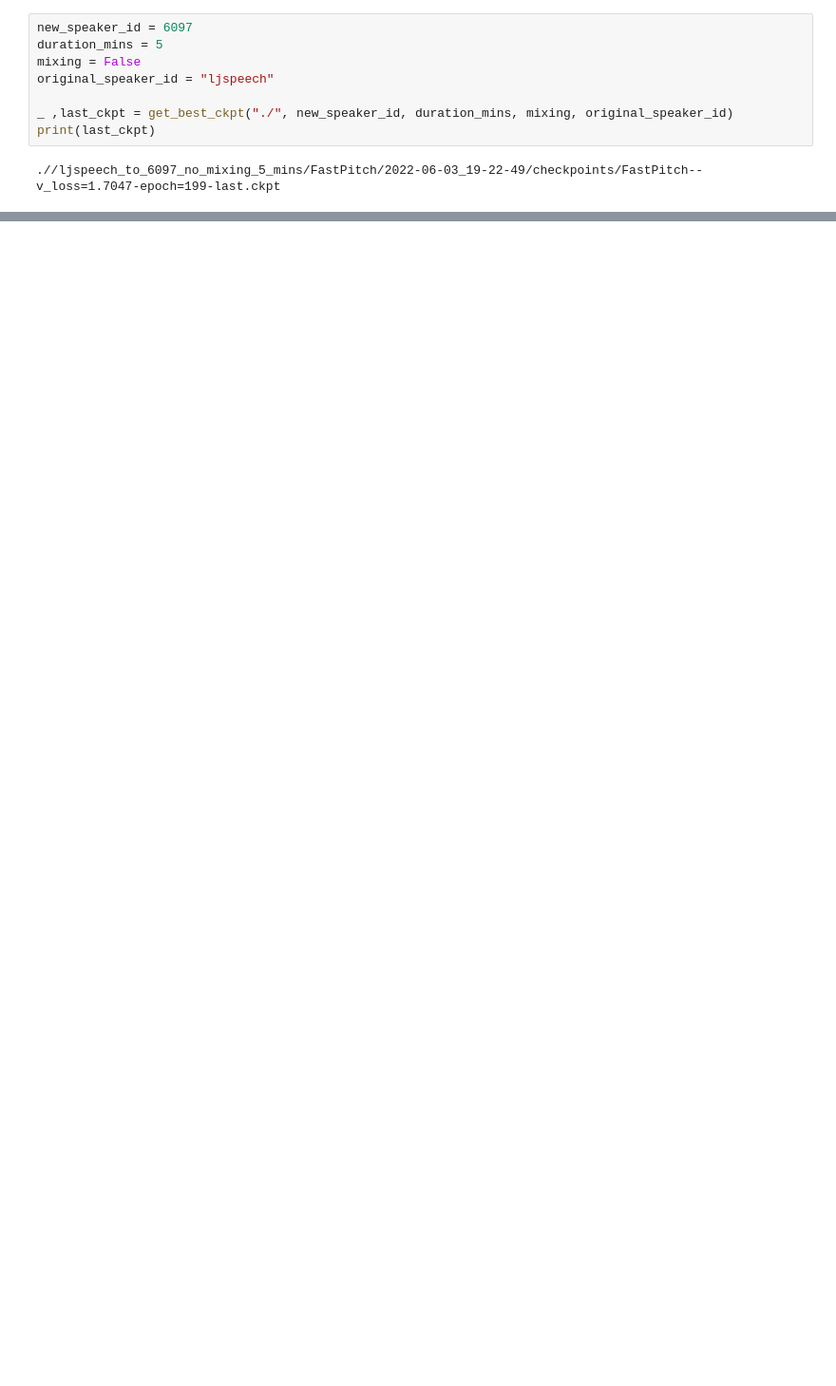
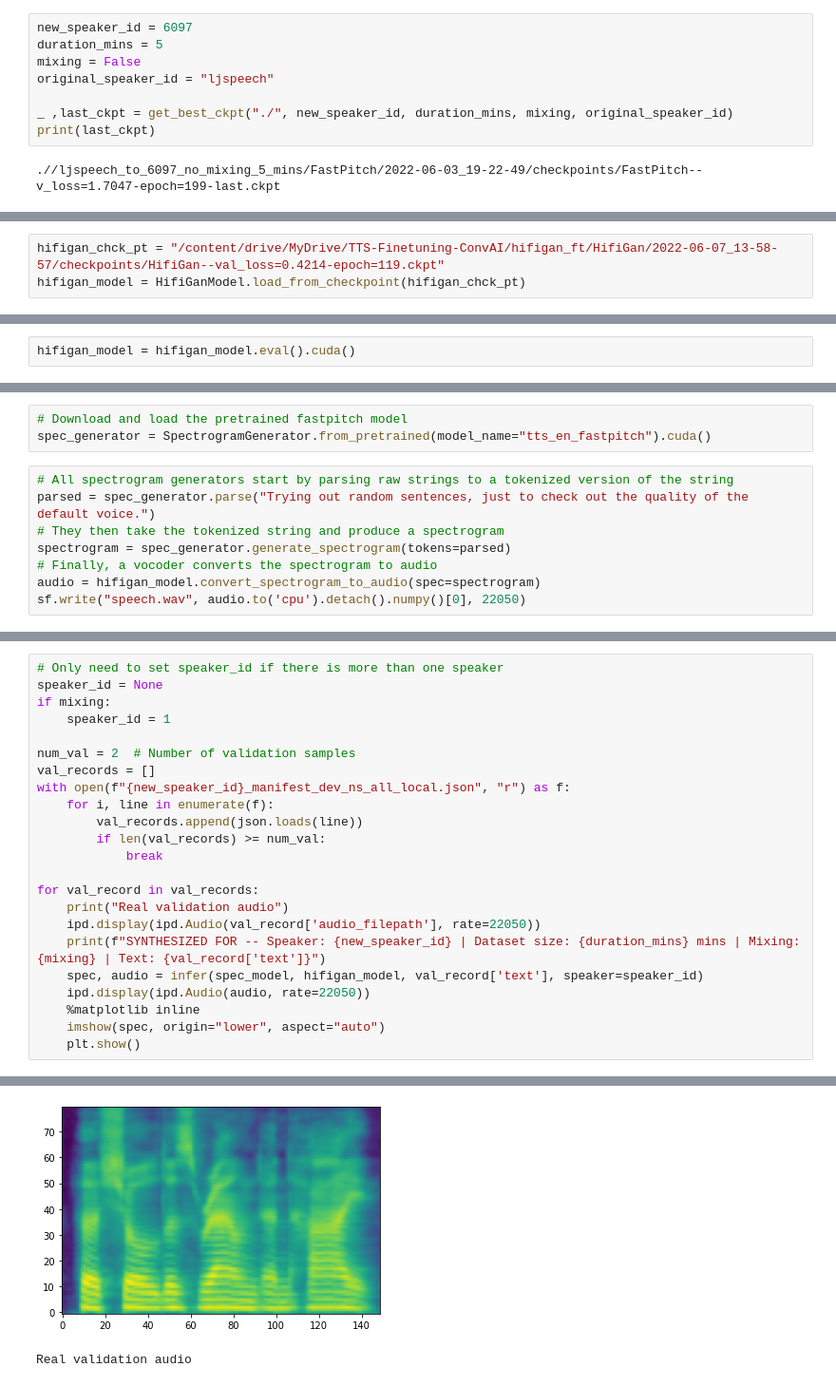
Before and after one commit to Cyd3nt/TTS-Dev, a Jupyter notebook: Finetuning_HiFiGAN.ipynb, the cells around one changed output, grey strips where cells are left out. Shown at 95% size. Saved outputs shown, nothing was run; the diff lists cells and outputs as text; blank space fills up the shorter version.

Commit message:
finetuning done and inference ready

```diff
--- a/Finetuning_HiFiGAN.ipynb
+++ b/Finetuning_HiFiGAN.ipynb
@@ -313,0 +186,3 @@ Set the environment variable HYDRA_FULL_ERROR=1 for a complete stack trace.
+# %%
+hifigan_chck_pt = "/content/drive/MyDrive/TTS-Finetuning-ConvAI/hifigan_ft/HifiGan/2022-06-07_13-58-57/checkpoints/HifiGan--val_loss=0.4214-epoch=119.ckpt"
+hifigan_model = HifiGanModel.load_from_checkpoint(hifigan_chck_pt)
@@ -313,0 +213,2 @@ Set the environment variable HYDRA_FULL_ERROR=1 for a complete stack trace.
+# %%
+hifigan_model = hifigan_model.eval().cuda()
@@ -313,0 +219,11 @@ Set the environment variable HYDRA_FULL_ERROR=1 for a complete stack trace.
+# %%
+# Download and load the pretrained fastpitch model
+spec_generator = SpectrogramGenerator.from_pretrained(model_name="tts_en_fastpitch").cuda()
+# %%
+# All spectrogram generators start by parsing raw strings to a tokenized version of the string
+parsed = spec_generator.parse("Trying out random sentences, just to check out the quality of the default voice.")
+# They then take the tokenized string and produce a spectrogram
+spectrogram = spec_generator.generate_spectrogram(tokens=parsed)
+# Finally, a vocoder converts the spectrogram to audio
+audio = hifigan_model.convert_spectrogram_to_audio(spec=spectrogram)
+sf.write("speech.wav", audio.to('cpu').detach().numpy()[0], 22050)
@@ -313,0 +238,24 @@ Set the environment variable HYDRA_FULL_ERROR=1 for a complete stack trace.
+# %%
+# Only need to set speaker_id if there is more than one speaker
+speaker_id = None
+if mixing:
+    speaker_id = 1
+
+num_val = 2  # Number of validation samples
+val_records = []
+with open(f"{new_speaker_id}_manifest_dev_ns_all_local.json", "r") as f:
+    for i, line in enumerate(f):
+        val_records.append(json.loads(line))
+        if len(val_records) >= num_val:
+            break
+
+for val_record in val_records:
+    print("Real validation audio")
+    ipd.display(ipd.Audio(val_record['audio_filepath'], rate=22050))
+    print(f"SYNTHESIZED FOR -- Speaker: {new_speaker_id} | Dataset size: {duration_mins} mins | Mixing:{mixing} | Text: {val_record['text']}")
+    spec, audio = infer(spec_model, hifigan_model, val_record['text'], speaker=speaker_id)
+    ipd.display(ipd.Audio(audio, rate=22050))
+    %matplotlib inline
+    imshow(spec, origin="lower", aspect="auto")
+    plt.show()
+# %% [output]
@@ -313,0 +266,2 @@ Set the environment variable HYDRA_FULL_ERROR=1 for a complete stack trace.
+[figure, added]
+Real validation audio
```
Also changed, not shown: parts of 22 cells of this notebook.
